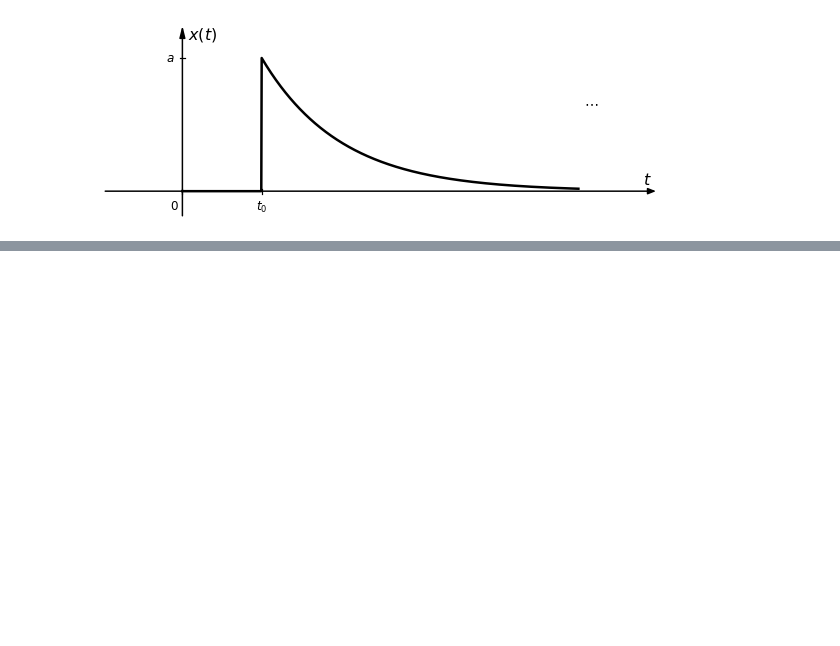
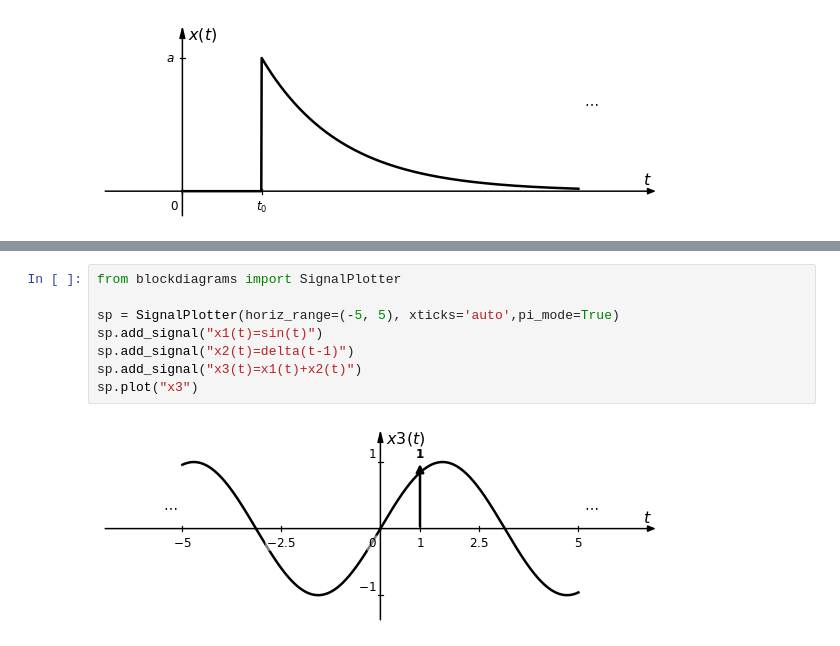
Before and after one commit to miguelmartfern/BlockDiagrams, a Jupyter notebook: docs/notebooks/signal_examples.ipynb, the cells around one changed output, grey strips where cells are left out. Cells and saved outputs as stored; diff of their text form; blank space fills up the shorter version.

```diff
--- a/docs/notebooks/signal_examples.ipynb
+++ b/docs/notebooks/signal_examples.ipynb
@@ -126,0 +163,10 @@ SignalPlotter("x(t)=exp(-(t-1))*u(t-1)", xticks=[0, 1], xtick_labels=[0,'t_0'],
+# %%
+from blockdiagrams import SignalPlotter
+
+sp = SignalPlotter(horiz_range=(-5, 5), xticks='auto',pi_mode=True)
+sp.add_signal("x1(t)=sin(t)")
+sp.add_signal("x2(t)=delta(t-1)")
+sp.add_signal("x3(t)=x1(t)+x2(t)")
+sp.plot("x3")
+# %% [output]
+[figure, added]
```
Also changed, not shown: parts of 17 cells of this notebook, 1 other file.
